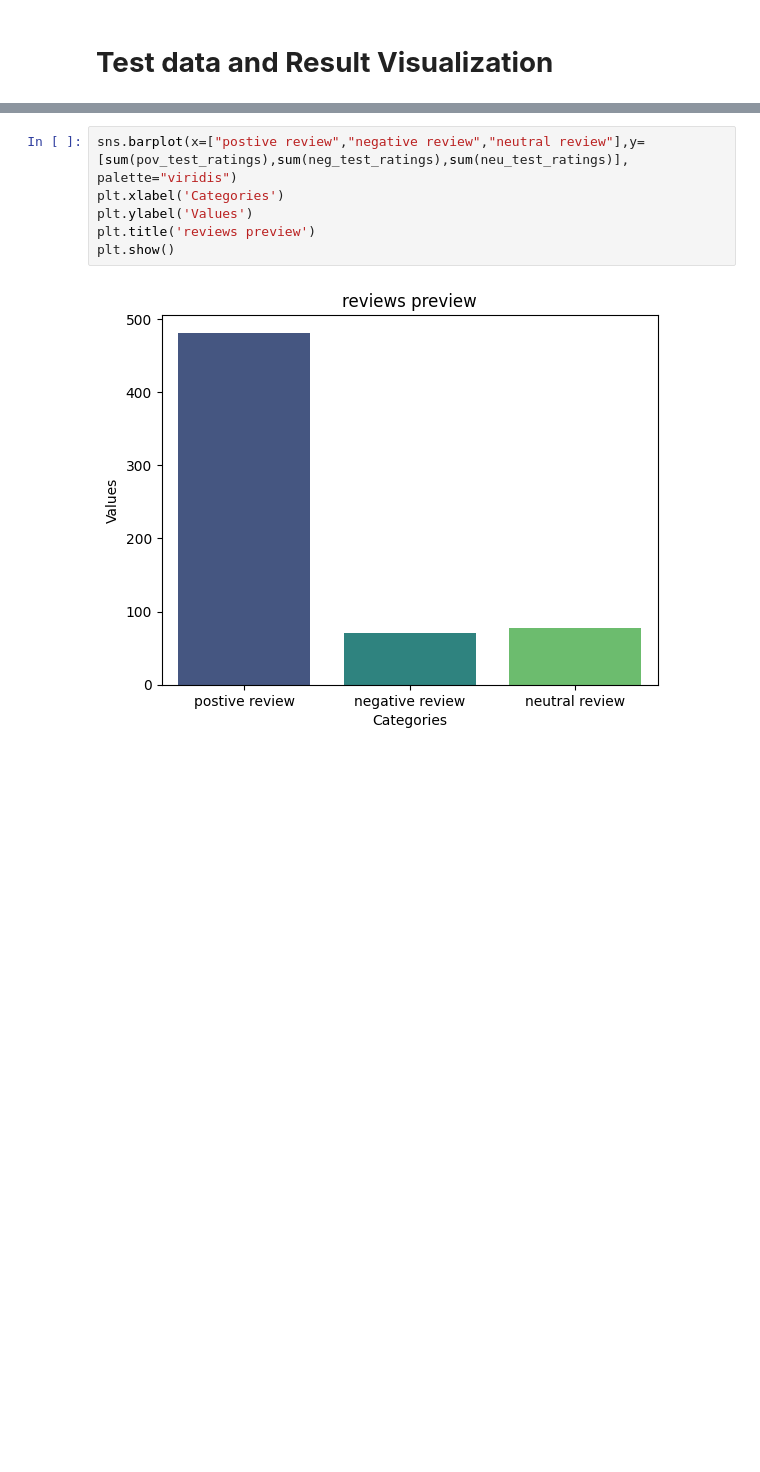
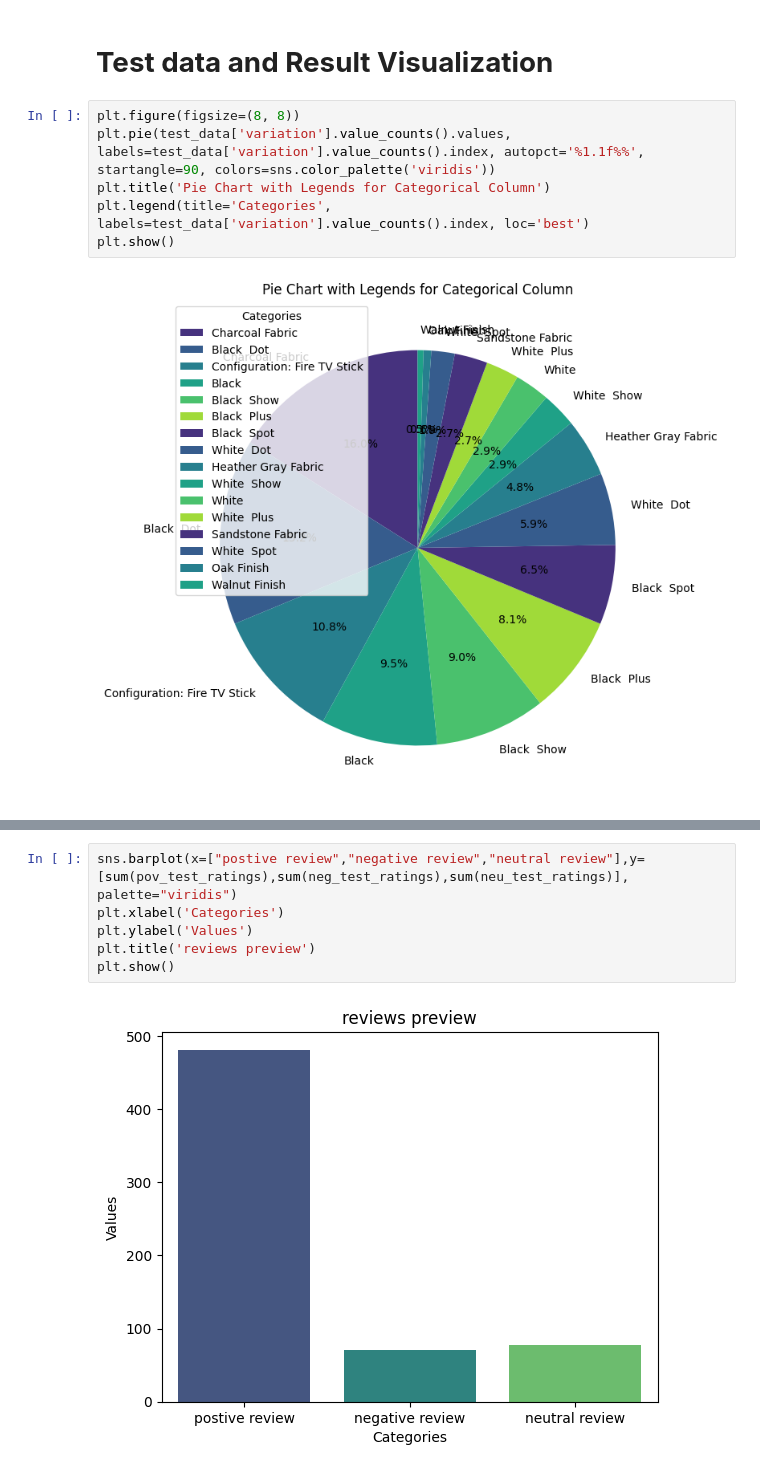
Before and after one commit to jgyfutub/Logical-Rhythm2023, a Jupyter notebook: anyanlptransformers.ipynb, the cells around one changed output, grey strips where cells are left out. Saved outputs shown, nothing was run; the diff lists cells and outputs as text; blank space fills up the shorter version.

```diff
--- a/anyanlptransformers.ipynb
+++ b/anyanlptransformers.ipynb
@@ -254,6 +262,14 @@ print(arr)
  5]
 # %% [markdown]
 # ****Test data and Result Visualization****
+# %%
+plt.figure(figsize=(8, 8))
+plt.pie(test_data['variation'].value_counts().values, labels=test_data['variation'].value_counts().index, autopct='%1.1f%%', startangle=90, colors=sns.color_palette('viridis'))
+plt.title('Pie Chart with Legends for Categorical Column')
+plt.legend(title='Categories', labels=test_data['variation'].value_counts().index, loc='best')
+plt.show()
+# %% [output]
+[figure, added]
 # %%
 sns.barplot(x=["1 rating","2 rating","3 rating","4 rating","5 rating"],y=[sum([1 for i in arr if i==1]),sum([1 for i in arr if i==2]),sum([1 for i in arr if i==3]),sum([1 for i in arr if i==4]),sum([1 for i in arr if i==5])], palette="viridis")
 plt.xlabel('review')
```
Also changed, not shown: parts of 6 cells of this notebook.
